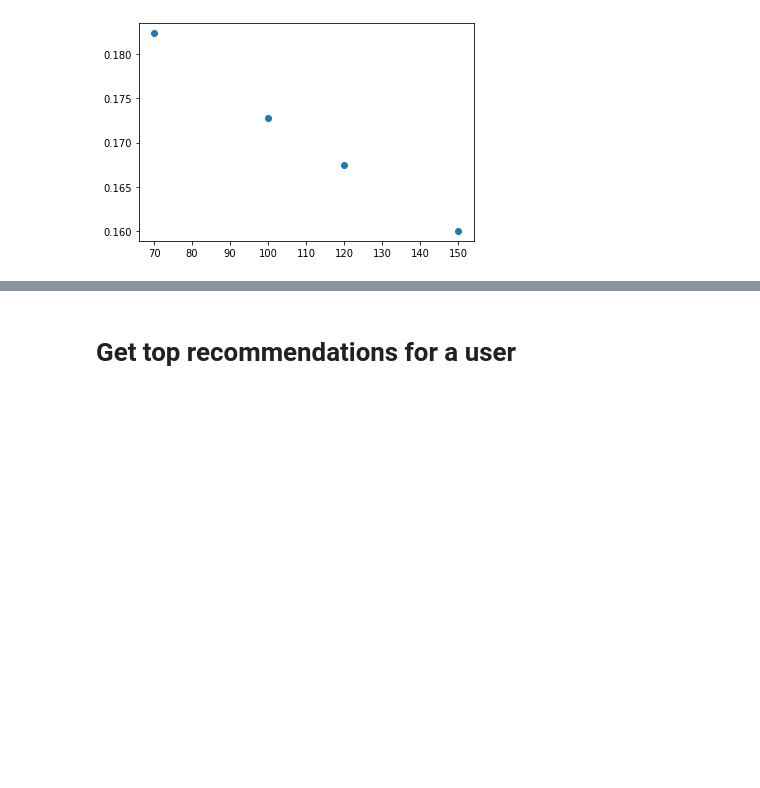
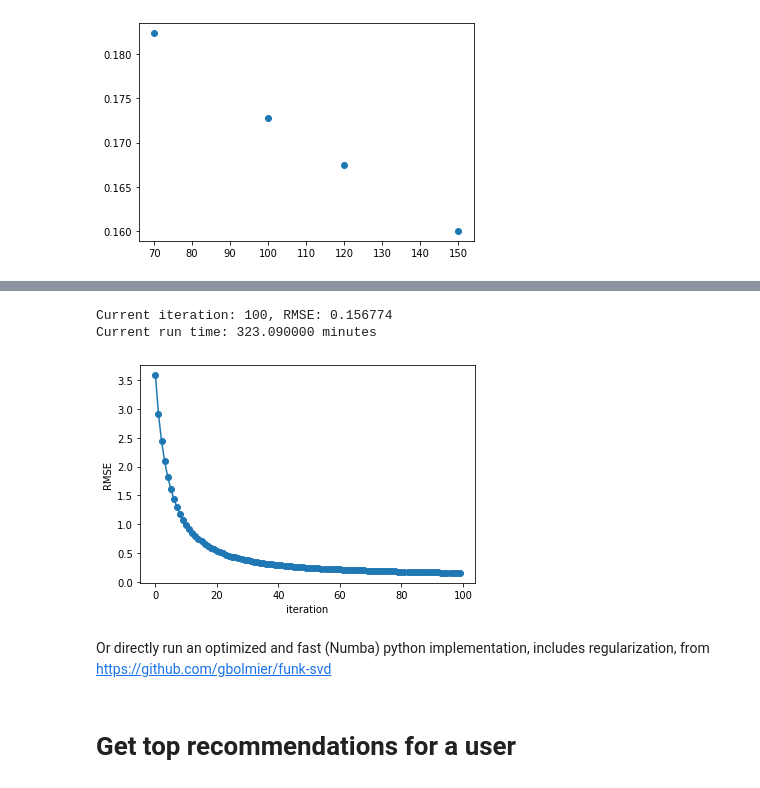
Before and after one commit to alexgastone/AirbnbRecommend, a Jupyter notebook: Airbnb_CollabFiltering.ipynb, the cells around one changed output, grey strips where cells are left out. Saved outputs shown, nothing was run; the diff lists cells and outputs as text; code cells hidden in the pictures; blank space fills up the shorter version.

Commit message:
added funk svd implementation for recommendation engine

```diff
--- a/Airbnb_CollabFiltering.ipynb
+++ b/Airbnb_CollabFiltering.ipynb
@@ -128,6 +71,0 @@ all_user_predicted_ratings = np.dot(np.dot(U, sigma), Vt) + user_ratings_mean.re
-# %%
-#no_of_features = [8,10,12,14,17]
-
-#for k in no_of_features:
-
-svdout = svd(matrix, k=8)
@@ -135,0 +109,2 @@ svd done
+# %%
+pred,_,_ = recommend_predictions(df_rec, k=50)
@@ -136,5 +115,7 @@ svd done
 # %%
-pred = [] #to store the predicted ratings
+# evaluate on known reviewer-listing pairs
+
+this_pred = [] #to store the predicted ratings
 for i, row in df_rec.iterrows():
     user = row['reviewer_id']
     item = row['listing_id']
@@ -143,10 +124,10 @@ for i, row in df_rec.iterrows():
         u_index = users_index[user]
         if item in items_index:
             i_index = items_index[item]
-            pred_rating = svdout[u_index, i_index]
+            pred_rating = pred[u_index, i_index]
         else:
             pred_rating = np.mean(svdout[u_index, :])
-        pred.append(pred_rating)
+        this_pred.append(pred_rating)
 
     except:
         print('error with user', user, 'at index', i)
@@ -162,13 +141,13 @@ Train SVD on a training set (utility matrix) and predict on testing set. Problem
 # %%
-# try more features
+# try different values of k
 
 no_of_features = [70, 100, 120, 150]
 rmse= []
 
 for k in no_of_features:
-    svdout = svd(matrix, k=k)
+    pred_out, _, _ = recommend_predictions(df_rec, k=k)
 
-    pred = [] #to store the predicted ratings
+    this_pred = [] #to store the predicted ratings
     for i, row in df_rec.iterrows():
         user = row['reviewer_id']
         item = row['listing_id']
@@ -177,15 +156,16 @@ for k in no_of_features:
             u_index = users_index[user]
             if item in items_index:
                 i_index = items_index[item]
-                pred_rating = svdout[u_index, i_index]
+                pred_rating = pred_out[u_index, i_index]
             else:
                 pred_rating = np.mean(svdout[u_index, :])
-            pred.append(pred_rating)
+            this_pred.append(pred_rating)
 
         except:
             print('error with user', user, 'at index', i)
+            continue
 
-    rmse_i = sqrt(mean_squared_error(df_rec['polarity'], pred))
+    rmse_i = sqrt(mean_squared_error(df_rec['polarity'], this_pred))
     rmse.append(rmse_i)
 
     print(k, rmse_i)
@@ -206,0 +268,8 @@ plt.scatter(no_of_features, rmse);
+# %%
+# matrix -> the utility matrix calculated in previous section
+
+funk_full_mat, reviewer_mat, listing_mat = funkSVD(matrix, latent_features=50, learning_rate=0.001)
+# %% [output]
+Current iteration: 100, RMSE: 0.156774
+Current run time: 323.090000 minutes
+[figure, added]
@@ -206,0 +283,2 @@ plt.scatter(no_of_features, rmse);
+# %% [markdown]
+Or directly run an optimized and fast (Numba) python implementation, includes regularization, from https://github.com/gbolmier/funk-svd
```
Also changed, not shown: parts of 20 cells of this notebook.
